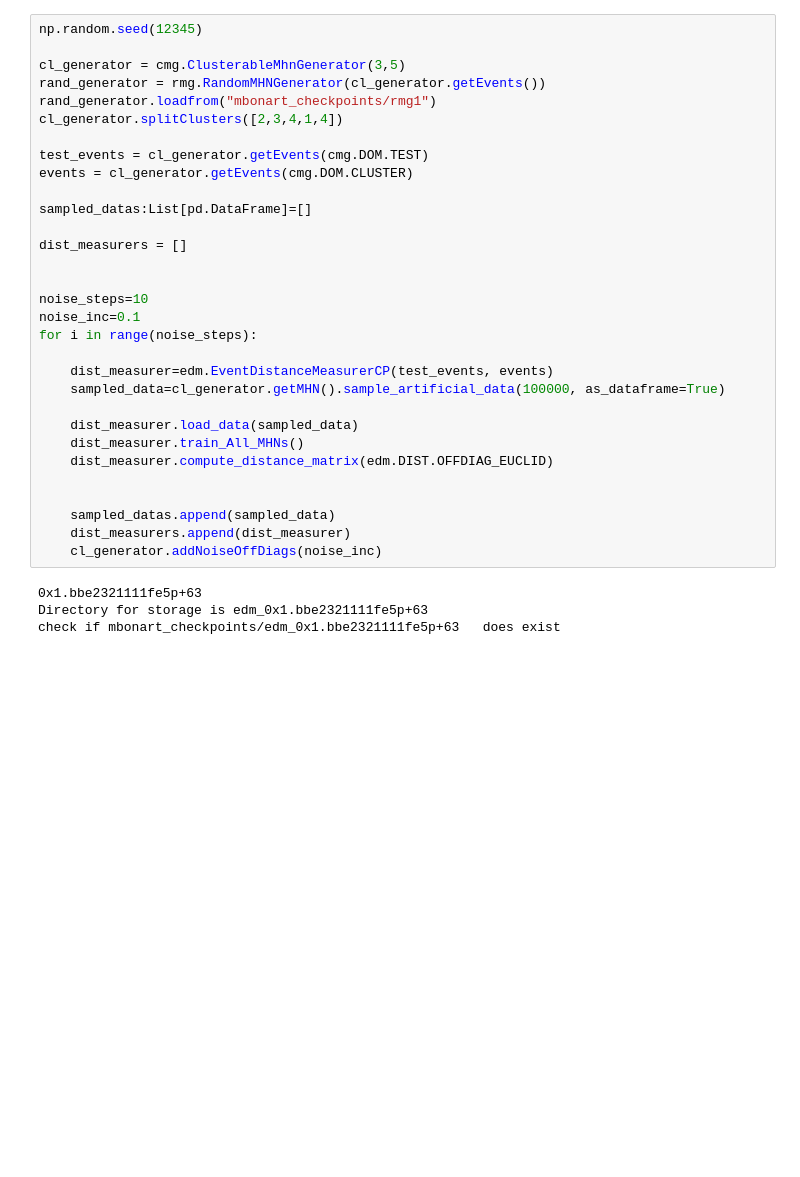
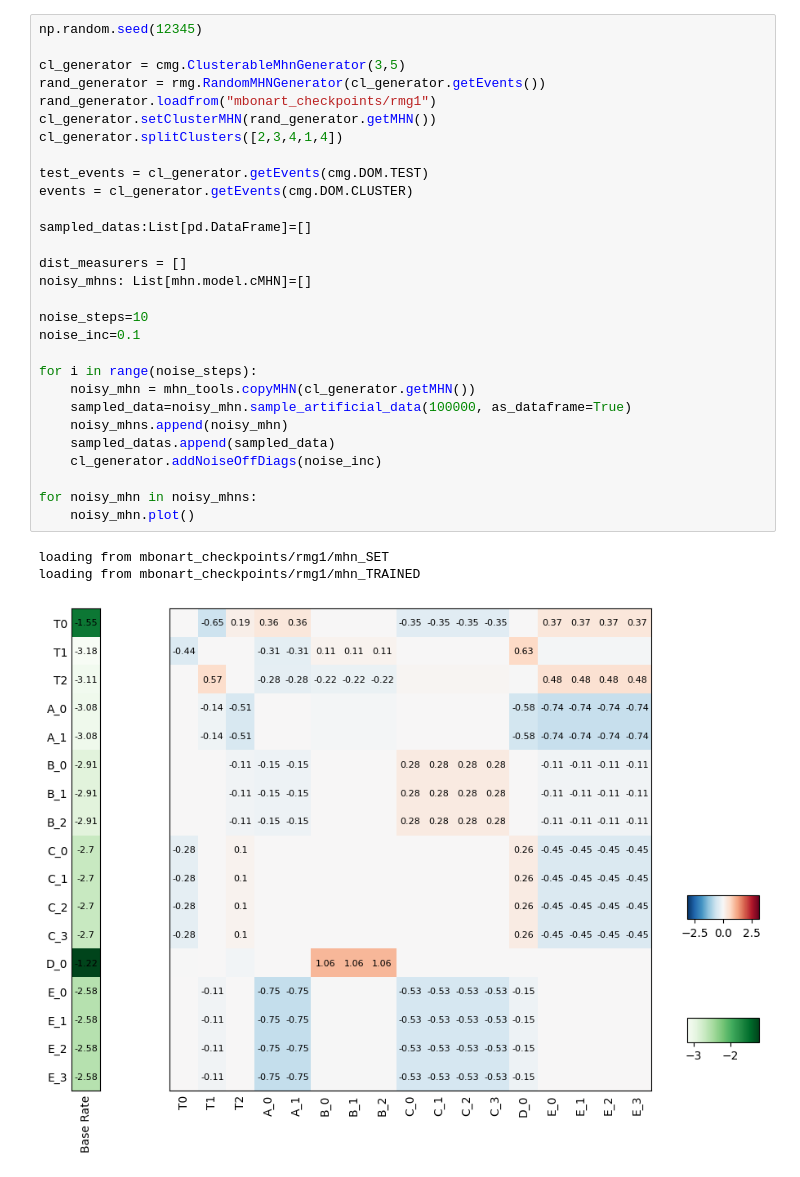
Before and after one commit to MichaelBonart/BachelorThesis, a Jupyter notebook: src/noise_trend.ipynb, the cells around one changed output. Cells and saved outputs as stored; diff of their text form; blank space fills up the shorter version.

```diff
--- a/src/noise_trend.ipynb
+++ b/src/noise_trend.ipynb
@@ -18,35 +15,33 @@ loading from mbonart_checkpoints/rmg1/mhn_TRAINED
 # %%
 np.random.seed(12345)
 
 cl_generator = cmg.ClusterableMhnGenerator(3,5)
 rand_generator = rmg.RandomMHNGenerator(cl_generator.getEvents())
 rand_generator.loadfrom("mbonart_checkpoints/rmg1")
+cl_generator.setClusterMHN(rand_generator.getMHN())
 cl_generator.splitClusters([2,3,4,1,4])
 
 test_events = cl_generator.getEvents(cmg.DOM.TEST)
 events = cl_generator.getEvents(cmg.DOM.CLUSTER)
 
 sampled_datas:List[pd.DataFrame]=[]
 
 dist_measurers = []
-
+noisy_mhns: List[mhn.model.cMHN]=[]
 
 noise_steps=10
 noise_inc=0.1
+
 for i in range(noise_steps):
+    noisy_mhn = mhn_tools.copyMHN(cl_generator.getMHN())
+    sampled_data=noisy_mhn.sample_artificial_data(100000, as_dataframe=True)
+    noisy_mhns.append(noisy_mhn)
+    sampled_datas.append(sampled_data)
+    cl_generator.addNoiseOffDiags(noise_inc)
 
-    dist_measurer=edm.EventDistanceMeasurerCP(test_events, events)
-    sampled_data=cl_generator.getMHN().sample_artificial_data(100000, as_dataframe=True)
-
-    dist_measurer.load_data(sampled_data)
-    dist_measurer.train_All_MHNs()
-    dist_measurer.compute_distance_matrix(edm.DIST.OFFDIAG_EUCLID)
-
-
-    sampled_datas.append(sampled_data)
-    dist_measurers.append(dist_measurer)
-    cl_generator.addNoiseOffDiags(noise_inc)
+for noisy_mhn in noisy_mhns:
+    noisy_mhn.plot()
 # %% [output]
-0x1.bbe2321111fe5p+63
-Directory for storage is edm_0x1.bbe2321111fe5p+63
-check if mbonart_checkpoints/edm_0x1.bbe2321111fe5p+63   does exist
+loading from mbonart_checkpoints/rmg1/mhn_SET
+loading from mbonart_checkpoints/rmg1/mhn_TRAINED
+[figure, added]
```
Also changed, not shown: parts of 3 cells of this notebook, 2 other files.
